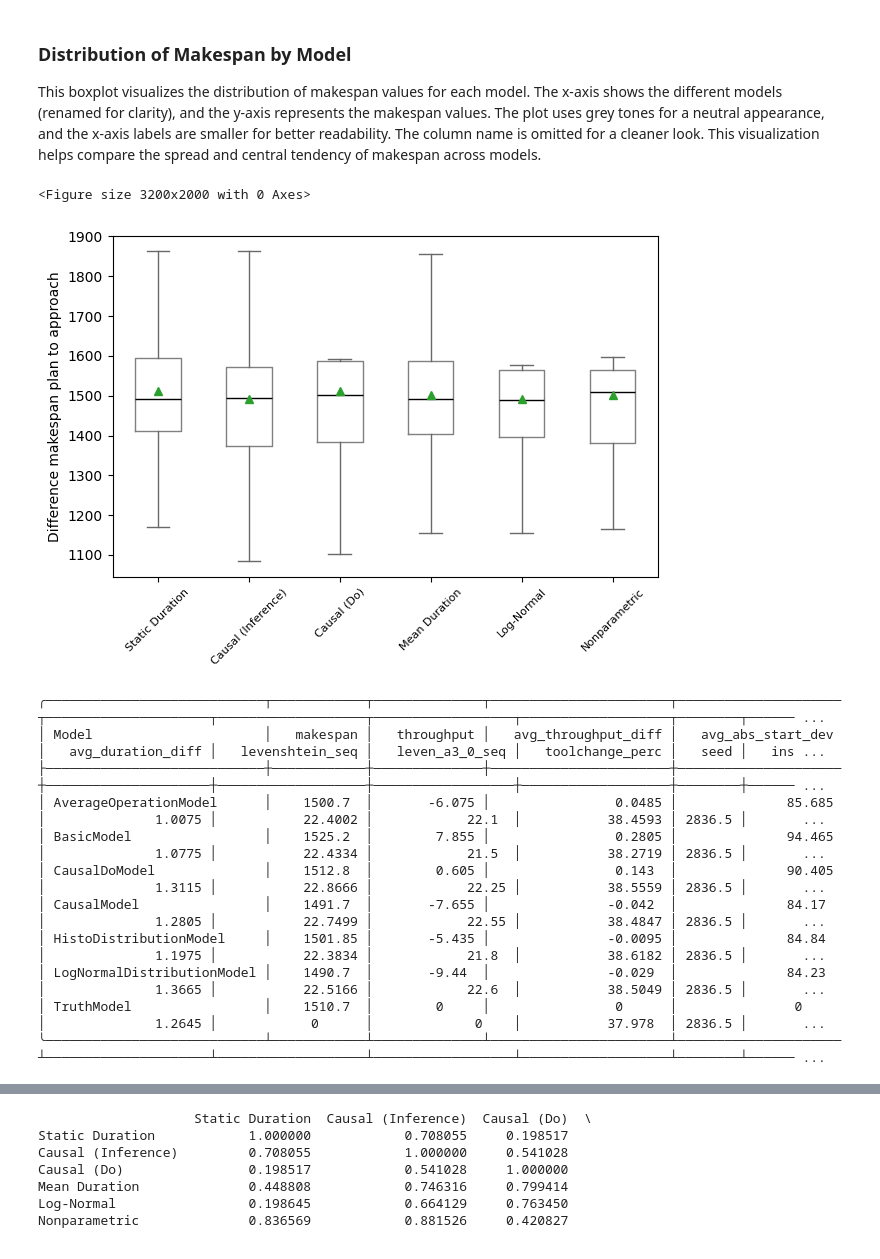
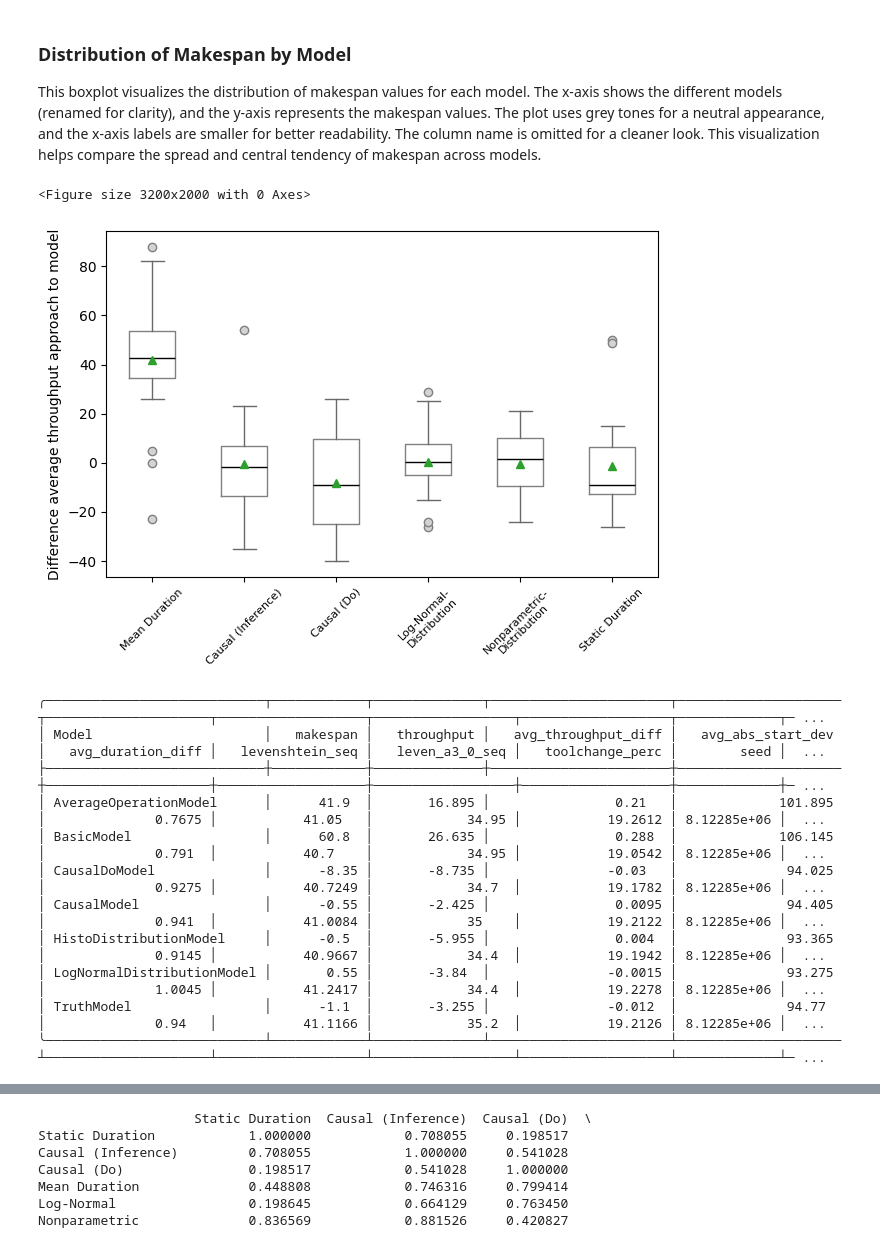
Before and after one commit to MarvinMat/PlanCausal, a Jupyter notebook: Statstics.ipynb, the cells around one changed output, grey strips where cells are left out. Cells and saved outputs as stored; diff of their text form; code cells hidden in the pictures.

```diff
--- a/Statstics.ipynb
+++ b/Statstics.ipynb
@@ -6,56 +6,63 @@ import pandas as pd
 import matplotlib.pyplot as plt
 
 # Read CSV (adjust path as needed)
-df = pd.read_csv('./output/experiments/20250428_142059/experiment_results_20250428_142059.csv')
+df_mean = pd.read_csv('output/experiments/experiment_results_20250428_222337.csv')
 
 # Define new model names for x-axis and desired order
 model_rename = {
     'TruthModel': 'Static Duration',
     'CausalModel': 'Causal (Inference)',
     'CausalDoModel': 'Causal (Do)',
     'AverageOperationModel': 'Mean Duration',
-    'LogNormalDistributionModel': 'Log-Normal',
-    'HistoDistributionModel': 'Nonparametric'
+    'LogNormalDistributionModel': 'Log-Normal-\nDistribution',
+    'HistoDistributionModel': 'Nonparametric-\nDistribution'
 }
-desired_order = ['Static Duration', 'Causal (Inference)', 'Causal (Do)', 'Mean Duration', 'Log-Normal', 'Nonparametric']
+desired_order = ['Mean Duration', 'Causal (Inference)', 'Causal (Do)','Log-Normal-\nDistribution', 'Nonparametric-\nDistribution','Static Duration']
 
-df['Model_renamed'] = df['Model'].map(model_rename)
-df['Model_renamed'] = pd.Categorical(df['Model_renamed'], categories=desired_order, ordered=True)
+df_mean['Model_renamed'] = df_mean['Model'].map(model_rename)
+df_mean['Model_renamed'] = pd.Categorical(df_mean['Model_renamed'], categories=desired_order, ordered=True)
+
+desired_order_no_mean = ['Causal (Inference)', 'Causal (Do)', 'Log-Normal-\nDistribution', 'Nonparametric-\nDistribution', 'Static Duration']
+
+# Remove 'Mean Duration' model
+df_no_mean = df_mean[df_mean['Model'] != 'AverageOperationModel']
+
+df = df_mean
 
 # Boxplot in grey tones with higher DPI and smaller x-axis labels, no column name
 plt.figure(figsize=(8,5), dpi=400)
-box = df.boxplot(column='makespan', by='Model_renamed', grid=False, showfliers=False,
+box = df.boxplot(column='makespan', by='Model_renamed', grid=False, showfliers=True,
                  showmeans=True,
                  boxprops=dict(color='gray'),
                  whiskerprops=dict(color='dimgray'),
                  capprops=dict(color='dimgray'),
                  medianprops=dict(color='black'),
                  flierprops=dict(markerfacecolor='lightgray', markeredgecolor='gray'))
 plt.title('', fontsize=12)
 plt.suptitle('')
 plt.xlabel('')
-plt.ylabel('Difference makespan plan to approach')  # Remove column name from y-axis
+plt.ylabel('Difference average throughput approach to model')  # Remove column name from y-axis
 plt.xticks(rotation=45, fontsize=8)  # Make x-axis values smaller
 plt.tight_layout()
 plt.savefig("makespan_dif.svg", format="svg")
 plt.show()
 # %% [output]
 <Figure size 3200x2000 with 0 Axes>
-[figure, old version]
+[figure, new version]
 # %%
 import tabulate
 describe_table = df.groupby("Model").describe()
 results = describe_table.xs('mean', level=1, axis=1)
 print(tabulate.tabulate(results, headers='keys', tablefmt='rounded_outline'))
 # %% [output]
-╭────────────────────────────┬────────────┬──────────────┬───────────────────────┬─────────────────────┬─────────────────────┬───────────────────┬──────────────────┬───────────────────┬────────┬────── ...
-│ Model                      │   makespan │   throughput │   avg_throughput_diff │   avg_abs_start_dev │   avg_duration_diff │   levenshtein_seq │   leven_a3_0_seq │   toolchange_perc │   seed │   ins ...
-├────────────────────────────┼────────────┼──────────────┼───────────────────────┼─────────────────────┼─────────────────────┼───────────────────┼──────────────────┼───────────────────┼────────┼────── ...
-│ AverageOperationModel      │    1500.7  │       -6.075 │                0.0485 │              85.685 │              1.0075 │           22.4002 │            22.1  │           38.4593 │ 2836.5 │       ...
-│ BasicModel                 │    1525.2  │        7.855 │                0.2805 │              94.465 │              1.0775 │           22.4334 │            21.5  │           38.2719 │ 2836.5 │       ...
-│ CausalDoModel              │    1512.8  │        0.605 │                0.143  │              90.405 │              1.3115 │           22.8666 │            22.25 │           38.5559 │ 2836.5 │       ...
-│ CausalModel                │    1491.7  │       -7.655 │               -0.042  │              84.17  │              1.2805 │           22.7499 │            22.55 │           38.4847 │ 2836.5 │       ...
-│ HistoDistributionModel     │    1501.85 │       -5.435 │               -0.0095 │              84.84  │              1.1975 │           22.3834 │            21.8  │           38.6182 │ 2836.5 │       ...
-│ LogNormalDistributionModel │    1490.7  │       -9.44  │               -0.029  │              84.23  │              1.3665 │           22.5166 │            22.6  │           38.5049 │ 2836.5 │       ...
-│ TruthModel                 │    1510.7  │        0     │                0      │               0     │              1.2645 │            0      │             0    │           37.978  │ 2836.5 │       ...
-╰────────────────────────────┴────────────┴──────────────┴───────────────────────┴─────────────────────┴─────────────────────┴───────────────────┴──────────────────┴───────────────────┴────────┴────── ...
+╭────────────────────────────┬────────────┬──────────────┬───────────────────────┬─────────────────────┬─────────────────────┬───────────────────┬──────────────────┬───────────────────┬─────────────┬─ ...
+│ Model                      │   makespan │   throughput │   avg_throughput_diff │   avg_abs_start_dev │   avg_duration_diff │   levenshtein_seq │   leven_a3_0_seq │   toolchange_perc │        seed │  ...
+├────────────────────────────┼────────────┼──────────────┼───────────────────────┼─────────────────────┼─────────────────────┼───────────────────┼──────────────────┼───────────────────┼─────────────┼─ ...
+│ AverageOperationModel      │      41.9  │       16.895 │                0.21   │             101.895 │              0.7675 │           41.05   │            34.95 │           19.2612 │ 8.12285e+06 │  ...
+│ BasicModel                 │      60.8  │       26.635 │                0.288  │             106.145 │              0.791  │           40.7    │            34.95 │           19.0542 │ 8.12285e+06 │  ...
+│ CausalDoModel              │      -8.35 │       -8.735 │               -0.03   │              94.025 │              0.9275 │           40.7249 │            34.7  │           19.1782 │ 8.12285e+06 │  ...
+│ CausalModel                │      -0.55 │       -2.425 │                0.0095 │              94.405 │              0.941  │           41.0084 │            35    │           19.2122 │ 8.12285e+06 │  ...
+│ HistoDistributionModel     │      -0.5  │       -5.955 │                0.004  │              93.365 │              0.9145 │           40.9667 │            34.4  │           19.1942 │ 8.12285e+06 │  ...
+│ LogNormalDistributionModel │       0.55 │       -3.84  │               -0.0015 │              93.275 │              1.0045 │           41.2417 │            34.4  │           19.2278 │ 8.12285e+06 │  ...
+│ TruthModel                 │      -1.1  │       -3.255 │               -0.012  │              94.77  │              0.94   │           41.1166 │            35.2  │           19.2126 │ 8.12285e+06 │  ...
+╰────────────────────────────┴────────────┴──────────────┴───────────────────────┴─────────────────────┴─────────────────────┴───────────────────┴──────────────────┴───────────────────┴─────────────┴─ ...
```
Also changed, not shown: parts of 6 cells of this notebook, 11 other files.
